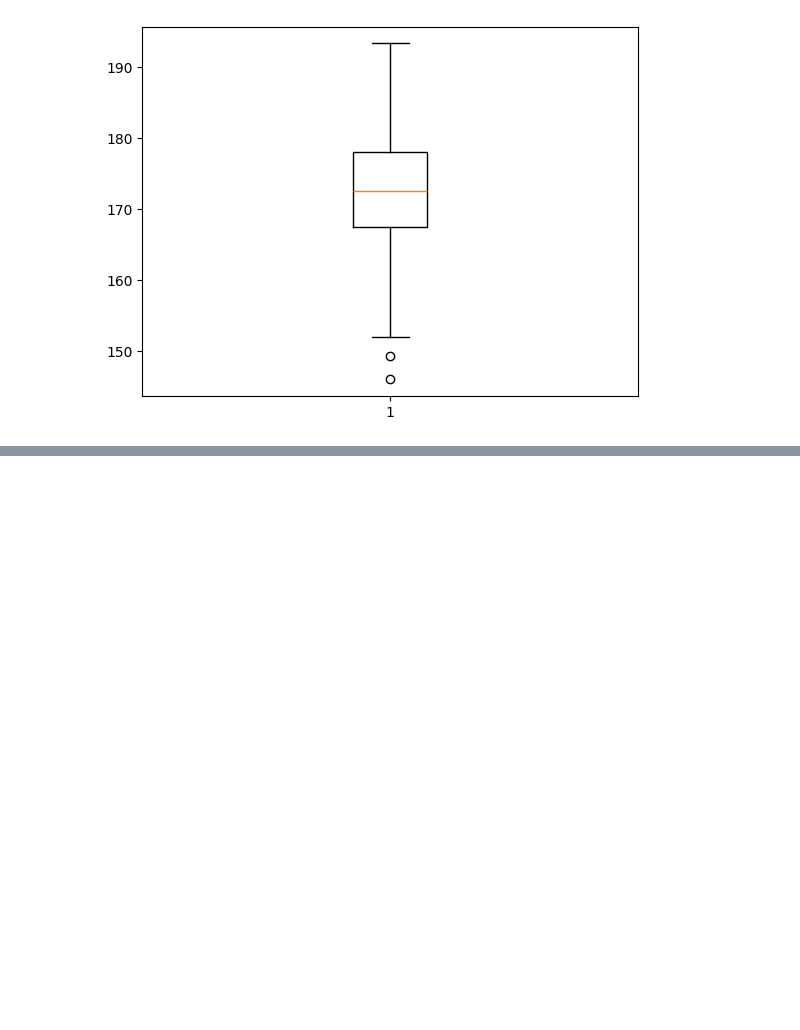
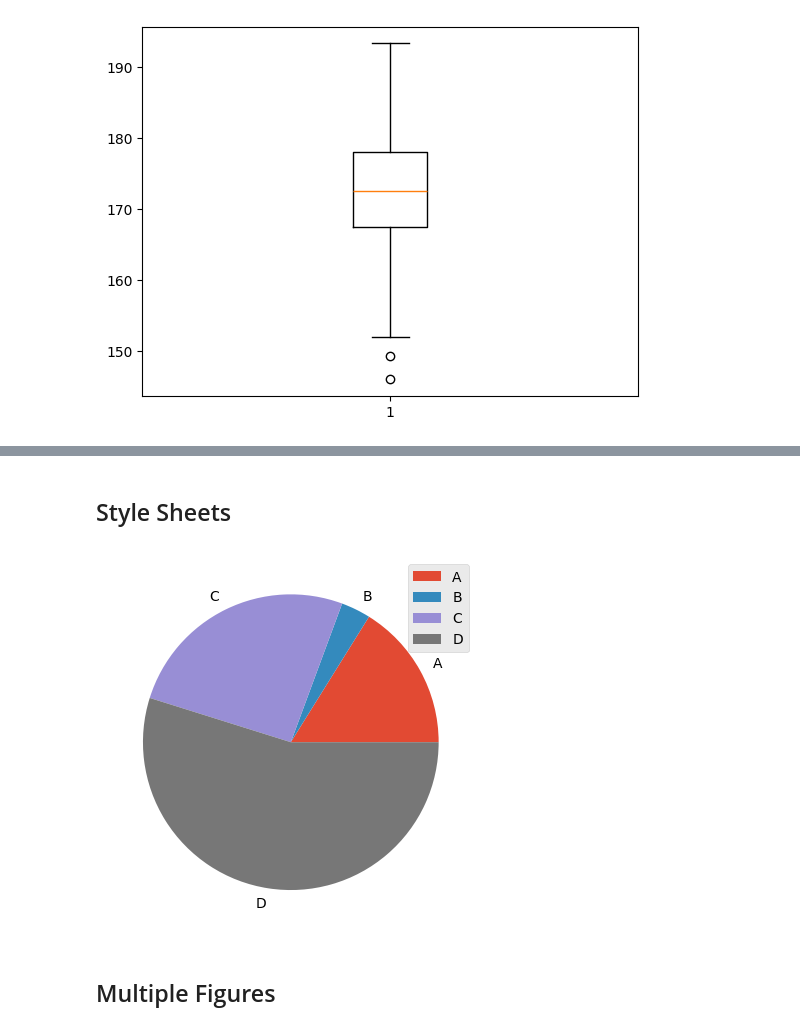
Before and after one commit to tinapyp/data-science-learning, a Jupyter notebook: Libraries/Matplotlib/matplotlib.ipynb, the cells around one changed output, grey strips where cells are left out. Drawn from its saved outputs; the diff is of its cells as text; code cells hidden in the pictures; blank space fills up the shorter version.

```diff
--- a/Libraries/Matplotlib/matplotlib.ipynb
+++ b/Libraries/Matplotlib/matplotlib.ipynb
@@ -100,0 +143,19 @@ plt.show()
+# %% [markdown]
+## Style Sheets
+# %%
+"""
+https://matplotlib.org/stable/gallery/style_sheets/style_sheets_reference.html
+https://matplotlib.org/stable/users/explain/customizing.html
+"""
+votes = [10, 2, 16, 34]
+people = ['A', 'B', 'C', 'D']
+
+style.use('ggplot')
+
+plt.pie(votes, labels=people)
+plt.legend(people)
+plt.show()
+# %% [output]
+[figure, added]
+# %% [markdown]
+## Multiple Figures
```
Also changed, not shown: parts of 21 cells of this notebook.
